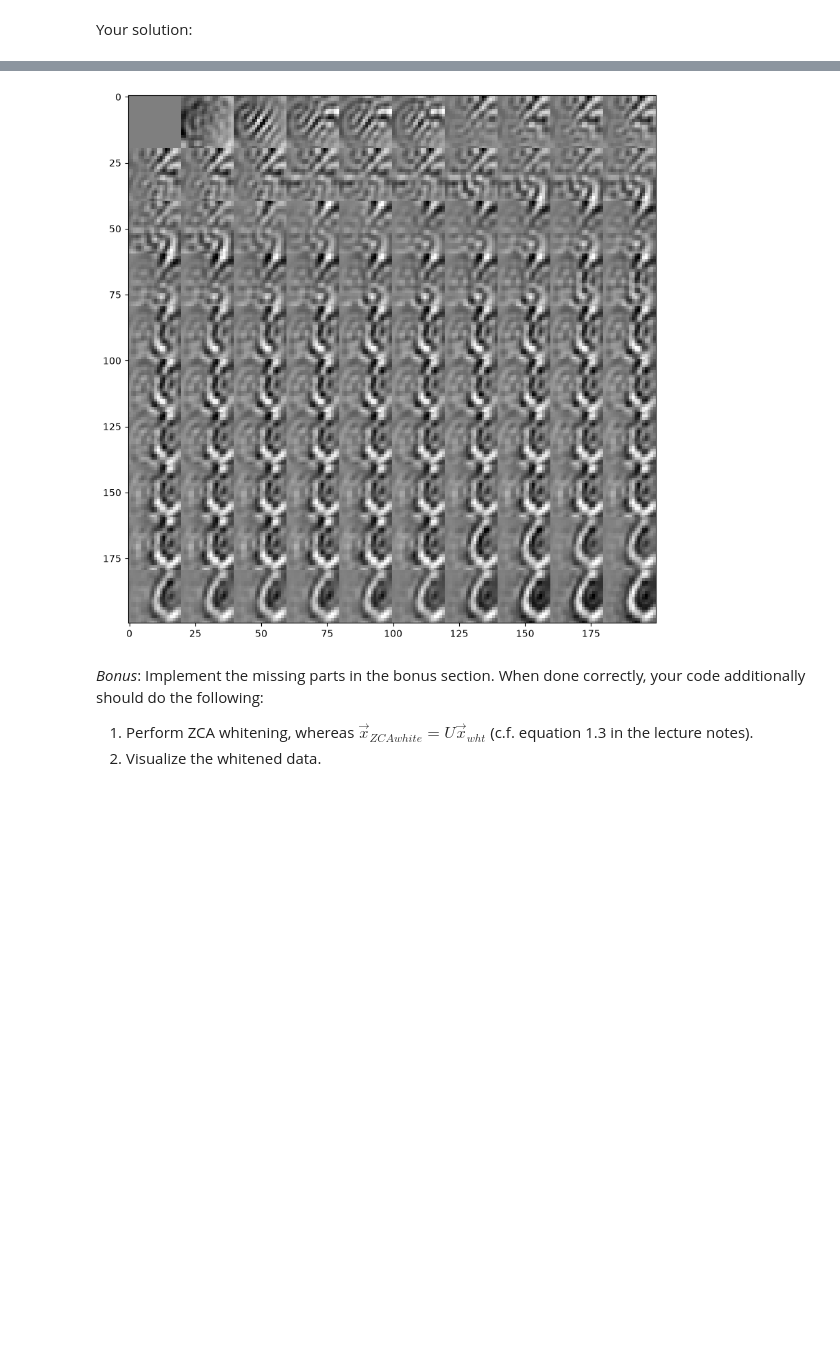
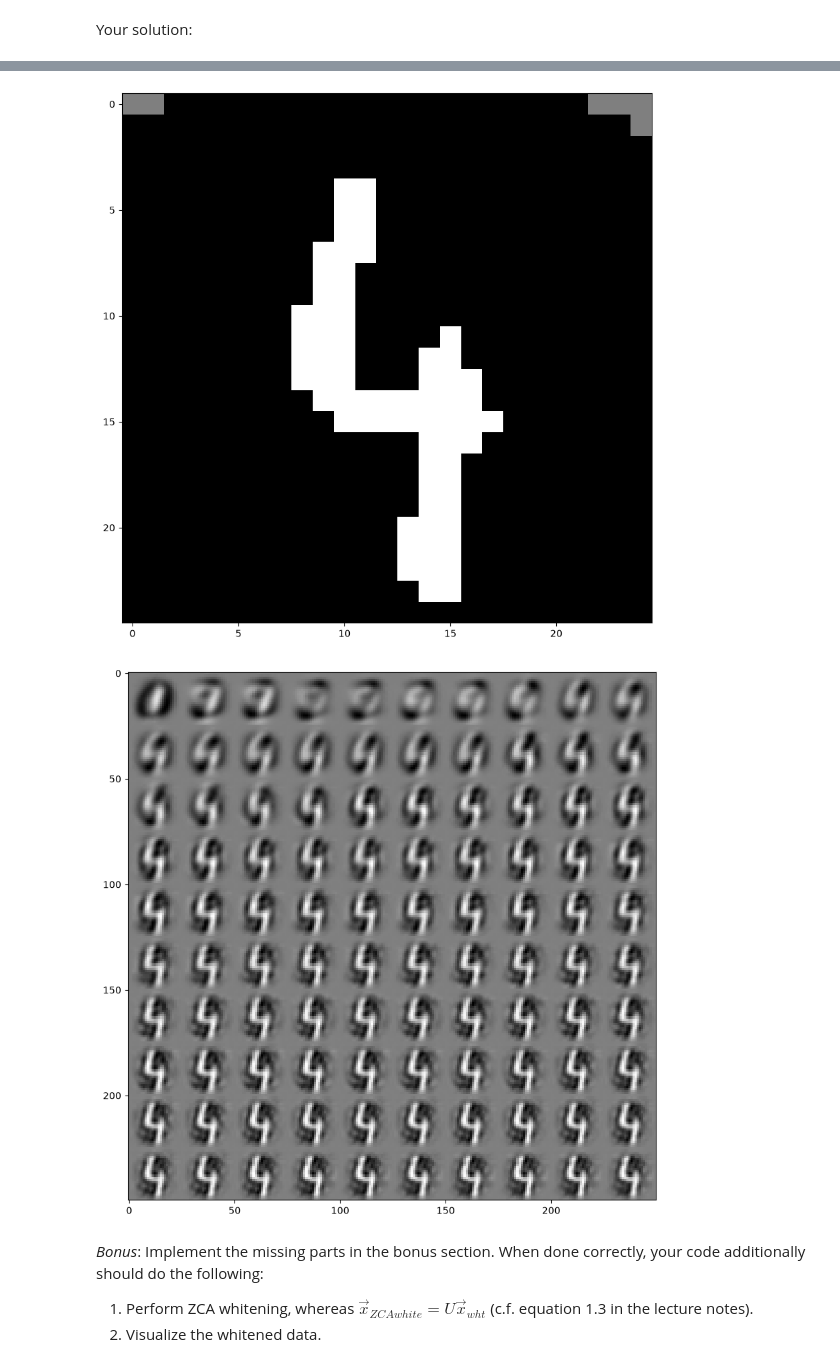
Before and after one commit to ESchmied/cs5450_fork, a Jupyter notebook: exercise_1.ipynb, the cells around one changed output, grey strips where cells are left out. Drawn from its saved outputs; the diff is of its cells as text; code cells hidden in the pictures; blank space fills up the shorter version.

```diff
--- a/exercise_1.ipynb
+++ b/exercise_1.ipynb
@@ -133,18 +133,18 @@ dataset = 'data/mnist.npz'
 # TODO n_patches : number of random patches to extract from the images
 n_patches = 10000
 # TODO patch_size : size (both width and height) of the square-shaped patches
-patch_size = 20
+patch_size = 25
 
 # TODO n_basis : number of new basis vectors
 n_basis = 100
 
 # TODO method : string describing whether to perform pca, ica, or sc
-method = 'pca'
+method = 'sc'
 
 # TODO n_iterations : number of iterations (only for sparse coding)
 n_iterations = 50
 
-SC_LOAD_DICTIONARY = False
+SC_LOAD_DICTIONARY = True
 # %%
 ## Compute and show the principal components
 
@@ -222,6 +221,7 @@ from sklearn.decomposition import sparse_encode
 
 # TODO draw a random patch
 random_patch = patches[random.randint(0, n_patches-1)]
+show_in_grid(random_patch, patch_size, patch_size) #show original images in a grid
 
 
 # TODO reconstruct the random patch
@@ -230,7 +230,7 @@ reconstructions = []
 def sparse_coding_reconstruction(random_patch, basis, reconstructions, n_basis):
     for i in range(n_basis):
         # TODO: only use the first i basis vectors
-        basis_subset = basis[:i]
+        basis_subset = basis[:i+1]
         # TODO: compute the coefficients
         # From sparse_encode documentation. The output of sparse_encode
         # X ~= code * dictionary
@@ -240,35 +240,36 @@ def sparse_coding_reconstruction(random_patch, basis, reconstructions, n_basis):
         reconstructions.append(x_recon)
 
     return reconstructions
 
 def linear_reconstruction(random_patch, basis, reconstructions, n_basis):
     for i in range(n_basis):
         # TODO: only use the first i basis vectors
-        basis_subset = basis[:i]
+        basis_subset = basis[:i+1]
         # TODO: compute the inverse basis
         basis_inverse = np.linalg.pinv(basis_subset) #calculate the pseudo inverse of the first i basis vectors
         # TODO: compute the coefficients
         coef = random_patch @ basis_inverse #coefficients[i]: how much of the ith principle is in the patch
         # TODO: compute the reconstruction
         x_recon = coef @ basis_subset #scale each basis vector by its corresponding coefficient
         reconstructions.append(x_recon)
 
     return reconstructions
 
 if method == 'sc':
     reconstructions = sparse_coding_reconstruction(
         random_patch, basis, reconstructions, n_basis
     )
 else:
     reconstructions = linear_reconstruction(
         random_patch, basis, reconstructions, n_basis
     )
 reconstructions = np.stack(reconstructions)
 
 # TODO show the reconstructed patch
 show_in_grid(reconstructions, patch_size, patch_size)
 # %% [output]
-[figure, old version]
+[figure, new version]
+[figure, added]
 # %% [markdown]
 *Bonus*: Implement the missing parts in the bonus section. When done correctly, your code additionally should do the following:
 1. Perform ZCA whitening, whereas $\vec{x}_{ZCAwhite}=U\vec{x}_{wht}$ (c.f. equation 1.3 in the lecture notes).
```
Also changed, not shown: parts of 1 cell of this notebook.
